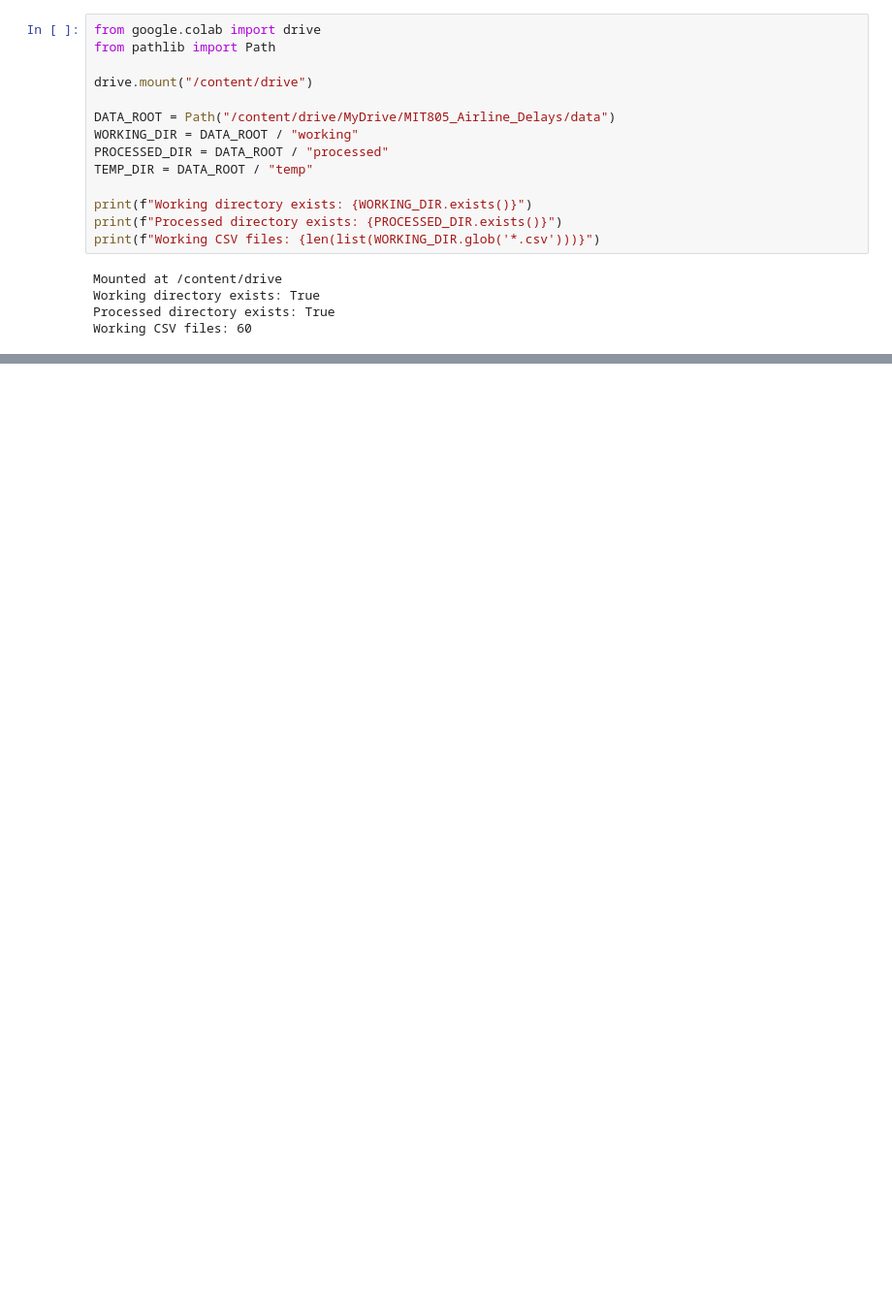
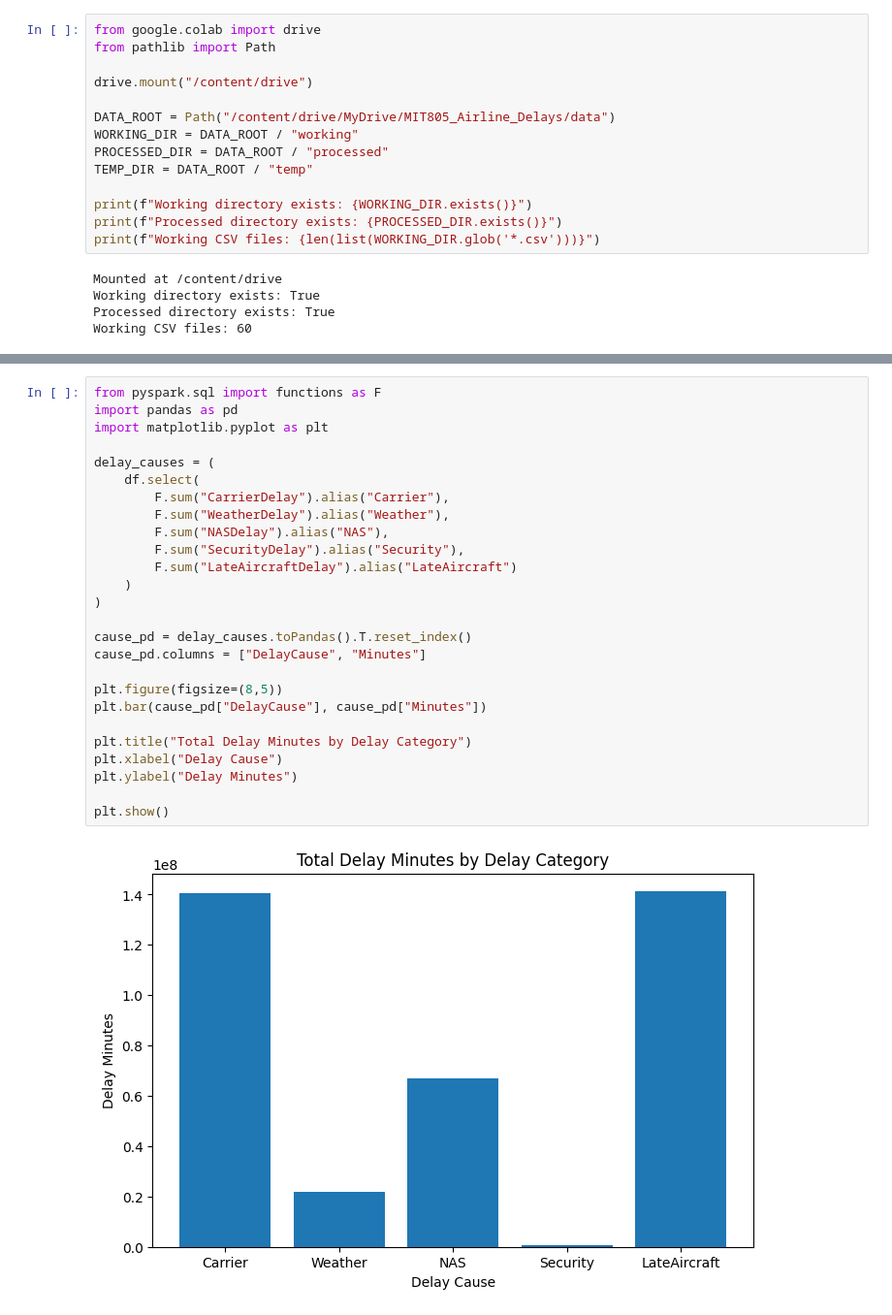
Before and after one commit to Pumlisa97/mit805-airline-delays-pyspark, a Jupyter notebook: notebooks/02_part1_pyspark_preparation_and_eda.ipynb, the cells around one changed output, grey strips where cells are left out. Shown at 97% size. Cells and saved outputs as stored; diff of their text form; blank space fills up the shorter version.

```diff
--- a/notebooks/02_part1_pyspark_preparation_and_eda.ipynb
+++ b/notebooks/02_part1_pyspark_preparation_and_eda.ipynb
@@ -47,0 +294,28 @@ PySpark version: 3.5.1
+# %%
+from pyspark.sql import functions as F
+import pandas as pd
+import matplotlib.pyplot as plt
+
+delay_causes = (
+    df.select(
+        F.sum("CarrierDelay").alias("Carrier"),
+        F.sum("WeatherDelay").alias("Weather"),
+        F.sum("NASDelay").alias("NAS"),
+        F.sum("SecurityDelay").alias("Security"),
+        F.sum("LateAircraftDelay").alias("LateAircraft")
+    )
+)
+
+cause_pd = delay_causes.toPandas().T.reset_index()
+cause_pd.columns = ["DelayCause", "Minutes"]
+
+plt.figure(figsize=(8,5))
+plt.bar(cause_pd["DelayCause"], cause_pd["Minutes"])
+
+plt.title("Total Delay Minutes by Delay Category")
+plt.xlabel("Delay Cause")
+plt.ylabel("Delay Minutes")
+
+plt.show()
+# %% [output]
+[figure, added]
```
Also changed, not shown: parts of 31 cells of this notebook.
